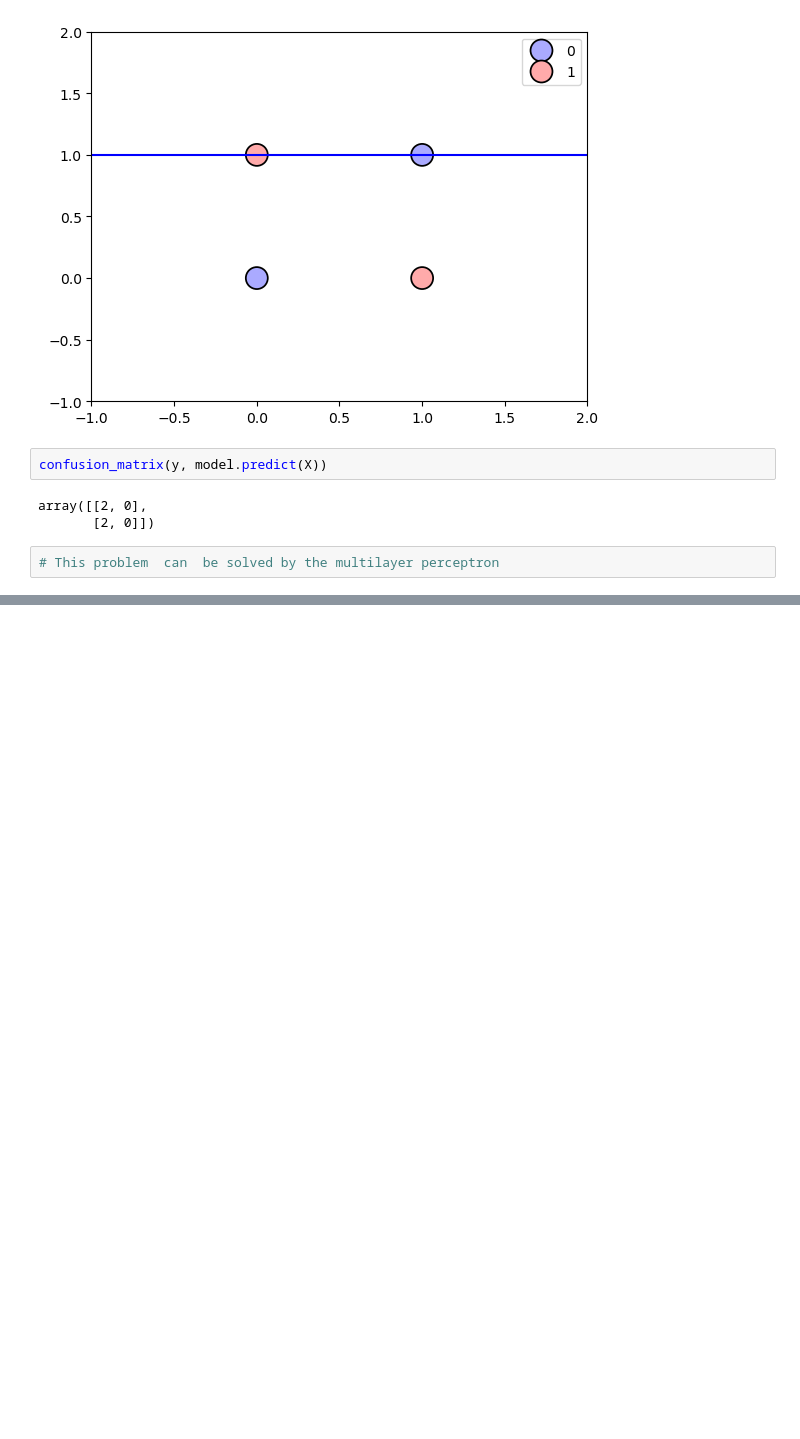
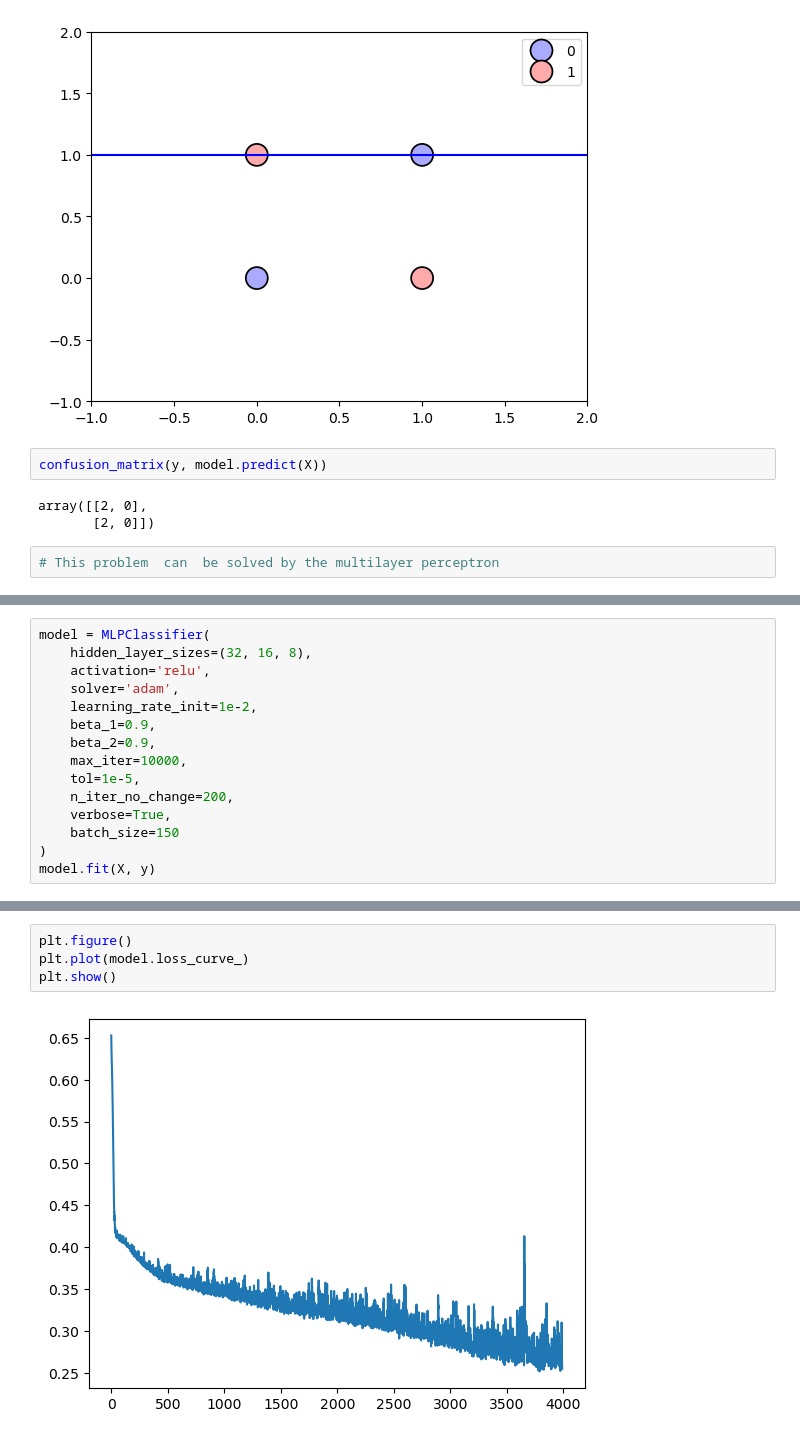
Before and after one commit to qamarr6092/Deep-Learning, a Jupyter notebook: Perceptron/perceptron.ipynb, the cells around one changed output, grey strips where cells are left out. Saved outputs shown, nothing was run; the diff lists cells and outputs as text; blank space fills up the shorter version.

```diff
--- a/Perceptron/perceptron.ipynb
+++ b/Perceptron/perceptron.ipynb
@@ -141,0 +200,15 @@ array([[2, 0],
+# %%
+model = MLPClassifier(
+    hidden_layer_sizes=(32, 16, 8),
+    activation='relu',
+    solver='adam',
+    learning_rate_init=1e-2,
+    beta_1=0.9,
+    beta_2=0.9,
+    max_iter=10000,
+    tol=1e-5,
+    n_iter_no_change=200,
+    verbose=True,
+    batch_size=150
+)
+model.fit(X, y)
@@ -141,0 +236,6 @@ array([[2, 0],
+# %%
+plt.figure()
+plt.plot(model.loss_curve_)
+plt.show()
+# %% [output]
+[figure, added]
```
Also changed, not shown: parts of 10 cells of this notebook.
